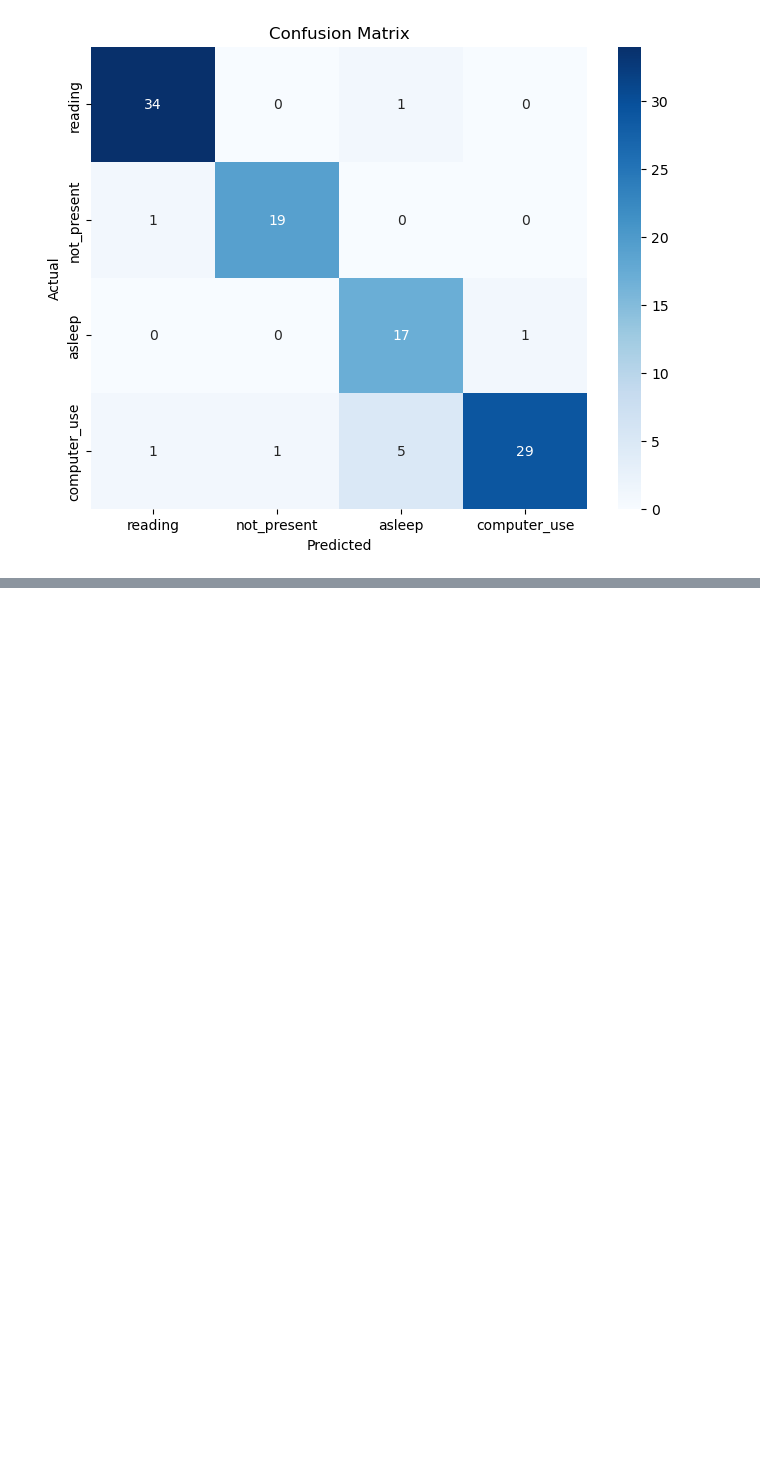
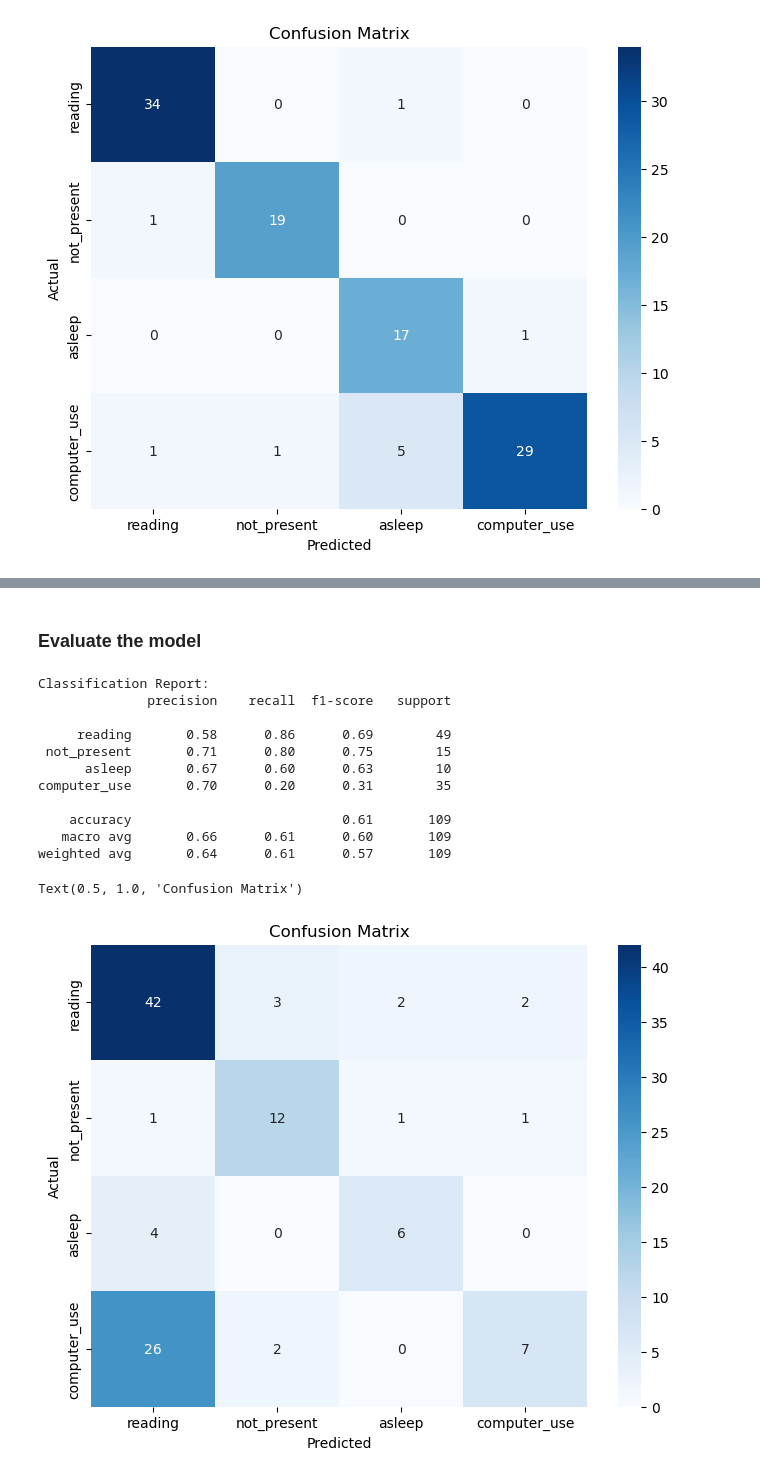
Before and after one commit to jonathanmui4/CS3237-SmartLamp, a Jupyter notebook: ML/Activity.ipynb, the cells around one changed output, grey strips where cells are left out. Saved outputs shown, nothing was run; the diff lists cells and outputs as text; code cells hidden in the pictures; blank space fills up the shorter version.

```diff
--- a/ML/Activity.ipynb
+++ b/ML/Activity.ipynb
@@ -236,0 +241,8 @@ Text(0.5, 1.0, 'Confusion Matrix')
+# %%
+model_trf = models.resnet18(weights=ResNet18_Weights.IMAGENET1K_V1)
+
+# Modify final layers to match data
+num_ftrs = model_trf.fc.in_features
+model_trf.fc = nn.Linear(num_ftrs, 4)  # Assuming 4 classes in your dataset
+
+print(model_trf)
@@ -236,0 +328,55 @@ Text(0.5, 1.0, 'Confusion Matrix')
+# %% [markdown]
+### Evaluate the model
+# %%
+# Ensure the model is in evaluation mode
+model_trf.eval()
+
+# Collect all labels and predictions
+all_labels = []
+all_preds = []
+
+# Disable gradient computation (as it's not needed for evaluation and saves memory)
+with torch.no_grad():
+    for images, labels in test_loader:
+        images, labels = images.to(device), labels.to(device)
+        outputs = model_trf(images)
+        _, preds = torch.max(outputs, 1)
+        all_labels.append(labels)
+        all_preds.append(preds)
+
+# Concatenate all the labels and predictions
+all_labels = torch.cat(all_labels)
+all_preds = torch.cat(all_preds)
+
+# Compute the confusion matrix and classification report
+cm = confusion_matrix(all_labels.cpu().numpy(), all_preds.cpu().numpy())
+report = classification_report(all_labels.cpu().numpy(), all_preds.cpu().numpy(), target_names=dataset.classes)
+
+# Print the confusion matrix and classification report
+# print("Confusion Matrix:")
+# print(cm)
+print("Classification Report:")
+print(report)
+
+# 4. Display the confusion matrix
+plt.figure(figsize=(8, 6))
+sns.heatmap(cm, annot=True, fmt="d", cmap="Blues",
+            xticklabels=dataset.classes,
+            yticklabels=dataset.classes)
+plt.ylabel('Actual')
+plt.xlabel('Predicted')
+plt.title('Confusion Matrix')
+# %% [output]
+Classification Report:
+              precision    recall  f1-score   support
+
+     reading       0.58      0.86      0.69        49
+ not_present       0.71      0.80      0.75        15
+      asleep       0.67      0.60      0.63        10
+computer_use       0.70      0.20      0.31        35
+
+    accuracy                           0.61       109
+   macro avg       0.66      0.61      0.60       109
+weighted avg       0.64      0.61      0.57       109
+Text(0.5, 1.0, 'Confusion Matrix')
+[figure, added]
```
Also changed, not shown: parts of 7 cells of this notebook, 1 other file.
